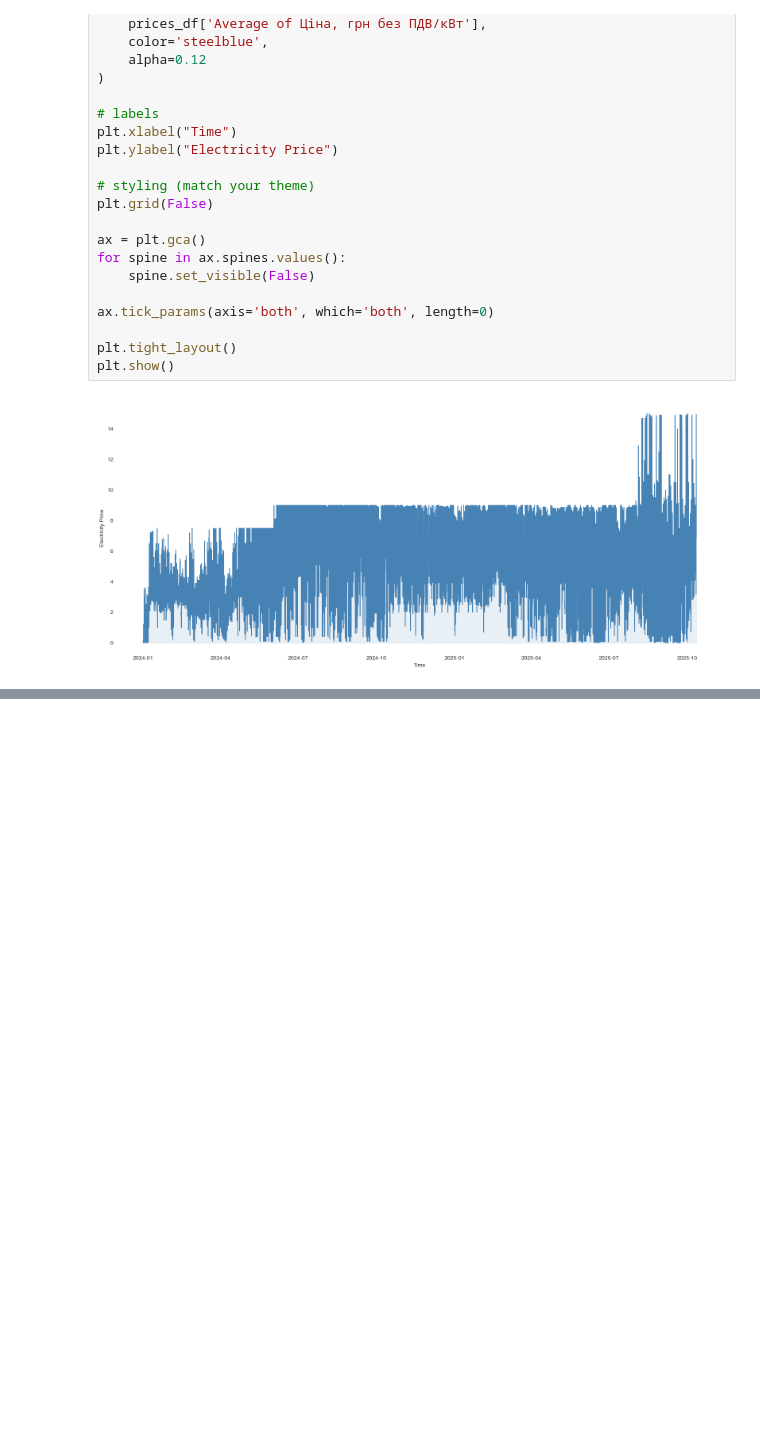
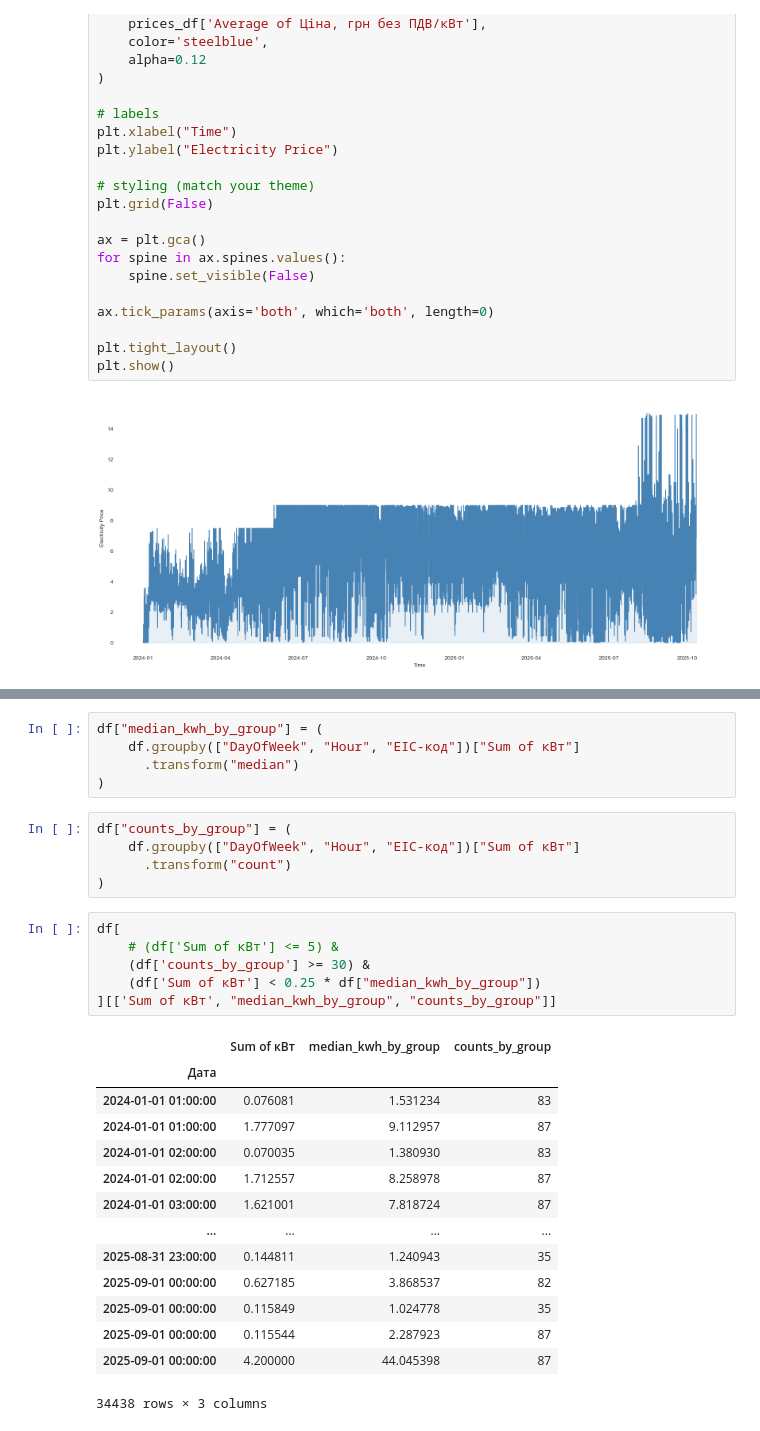
Before and after one commit to Lkupybida/Diploma, a Jupyter notebook: eda_v2.ipynb, the cells around one changed output, grey strips where cells are left out. Drawn from its saved outputs; the diff is of its cells as text; blank space fills up the shorter version.

```diff
--- a/eda_v2.ipynb
+++ b/eda_v2.ipynb
@@ -644,0 +645,31 @@ plot_consumption_and_price(
+# %%
+df["median_kwh_by_group"] = (
+    df.groupby(["DayOfWeek", "Hour", "EIC-код"])["Sum of кВт"]
+      .transform("median")
+)
+# %%
+df["counts_by_group"] = (
+    df.groupby(["DayOfWeek", "Hour", "EIC-код"])["Sum of кВт"]
+      .transform("count")
+)
+# %%
+df[
+    # (df['Sum of кВт'] <= 5) &
+    (df['counts_by_group'] >= 30) &
+    (df['Sum of кВт'] < 0.25 * df["median_kwh_by_group"])
+][['Sum of кВт', "median_kwh_by_group", "counts_by_group"]]
+# %% [output]
+|  | Sum of кВт | median_kwh_by_group | counts_by_group |
+| Дата |  |  |  |
+| 2024-01-01 01:00:00 | 0.076081 | 1.531234 | 83 |
+| 2024-01-01 01:00:00 | 1.777097 | 9.112957 | 87 |
+| 2024-01-01 02:00:00 | 0.070035 | 1.380930 | 83 |
+| 2024-01-01 02:00:00 | 1.712557 | 8.258978 | 87 |
+| 2024-01-01 03:00:00 | 1.621001 | 7.818724 | 87 |
+| ... | ... | ... | ... |
+| 2025-08-31 23:00:00 | 0.144811 | 1.240943 | 35 |
+| 2025-09-01 00:00:00 | 0.627185 | 3.868537 | 82 |
+| 2025-09-01 00:00:00 | 0.115849 | 1.024778 | 35 |
+| 2025-09-01 00:00:00 | 0.115544 | 2.287923 | 87 |
+| 2025-09-01 00:00:00 | 4.200000 | 44.045398 | 87 |
+34438 rows × 3 columns
```
Also changed, not shown: parts of 3 cells of this notebook, 2 other files.
